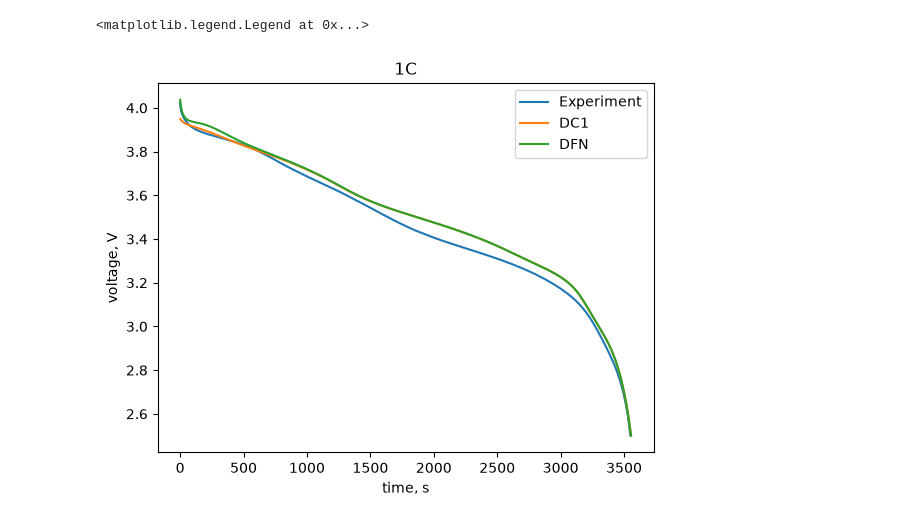
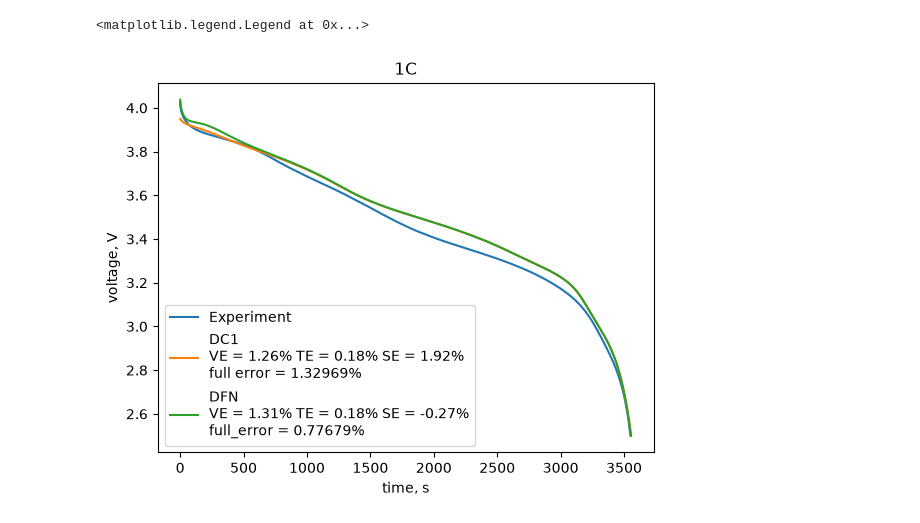
Before and after one commit to mikhailmishurinskikh/diploma, a Jupyter notebook: pybamm/Chen2020_experiment_anlysys/example.ipynb, the cells around one changed output. Cells and saved outputs as stored; diff of their text form; code cells hidden in the pictures.

Commit message:
ERRORS added

```diff
--- a/pybamm/Chen2020_experiment_anlysys/example.ipynb
+++ b/pybamm/Chen2020_experiment_anlysys/example.ipynb
@@ -3,28 +3,38 @@ from imports import *
 # %%
 t_eval = np.linspace(0, 4000, 4001)
 
 data = np.loadtxt("data1C.data")
 
-params = PARAMS.paramsDC1
+params = PARAMS.paramsDC1()
 params["I"] = lambda t: np.mean(data[:,2]) / 0.1027
 dc1 = DC1()
 dc1.init(params, 30)
 solDC1 = dc1.run({}, t_eval)
+errDC1 = ERRORS.calc_errors(np.column_stack([data[:,0], data[:,1]]), np.column_stack([solDC1.t, solDC1["voltage"].entries]), 1, 1, 1)
 
-params = PARAMS.paramsDFN
+params = PARAMS.paramsDFN()
 params["I"] = lambda t: np.mean(data[:,2]) / 0.1027
 dfn = DFN()
 dfn.init(params, 30, 30)
 solDFN = dfn.run({}, t_eval)
+errDFN = ERRORS.calc_errors(np.column_stack([data[:,0], data[:,1]]), np.column_stack([solDFN.t, solDFN["voltage"].entries]), 1, 1, 1)
 
 
 plt.plot(data[:,0], data[:,1], label="Experiment")
-plt.plot(solDC1.t, solDC1["voltage"].entries, label="DC1")
-plt.plot(solDFN.t, solDFN["voltage"].entries, label="DFN")
+plt.plot(solDC1.t, solDC1["voltage"].entries,
+    label="DC1\n"
+    f"VE = {errDC1[0] * 100:.2f}% TE = {errDC1[1] * 100:.2f}% SE = {errDC1[2] * 100:.2f}%\n"
+    f"full error = {np.sqrt(np.mean(errDC1 ** 2)) * 100:.5f}%"
+)
+plt.plot(solDFN.t, solDFN["voltage"].entries,
+    label="DFN\n"
+    f"VE = {errDFN[0] * 100:.2f}% TE = {errDFN[1] * 100:.2f}% SE = {errDFN[2] * 100:.2f}%\n"
+    f"full_error = {np.sqrt(np.mean(errDFN ** 2)) * 100:.5f}%"
+)
 plt.xlabel("time, s")
 plt.ylabel("voltage, V")
 plt.title("1C")
 plt.legend()
 # %% [output]
 <matplotlib.legend.Legend at 0x...>
-[figure, old version]
+[figure, new version]
```
Also changed, not shown: 9 other files.
